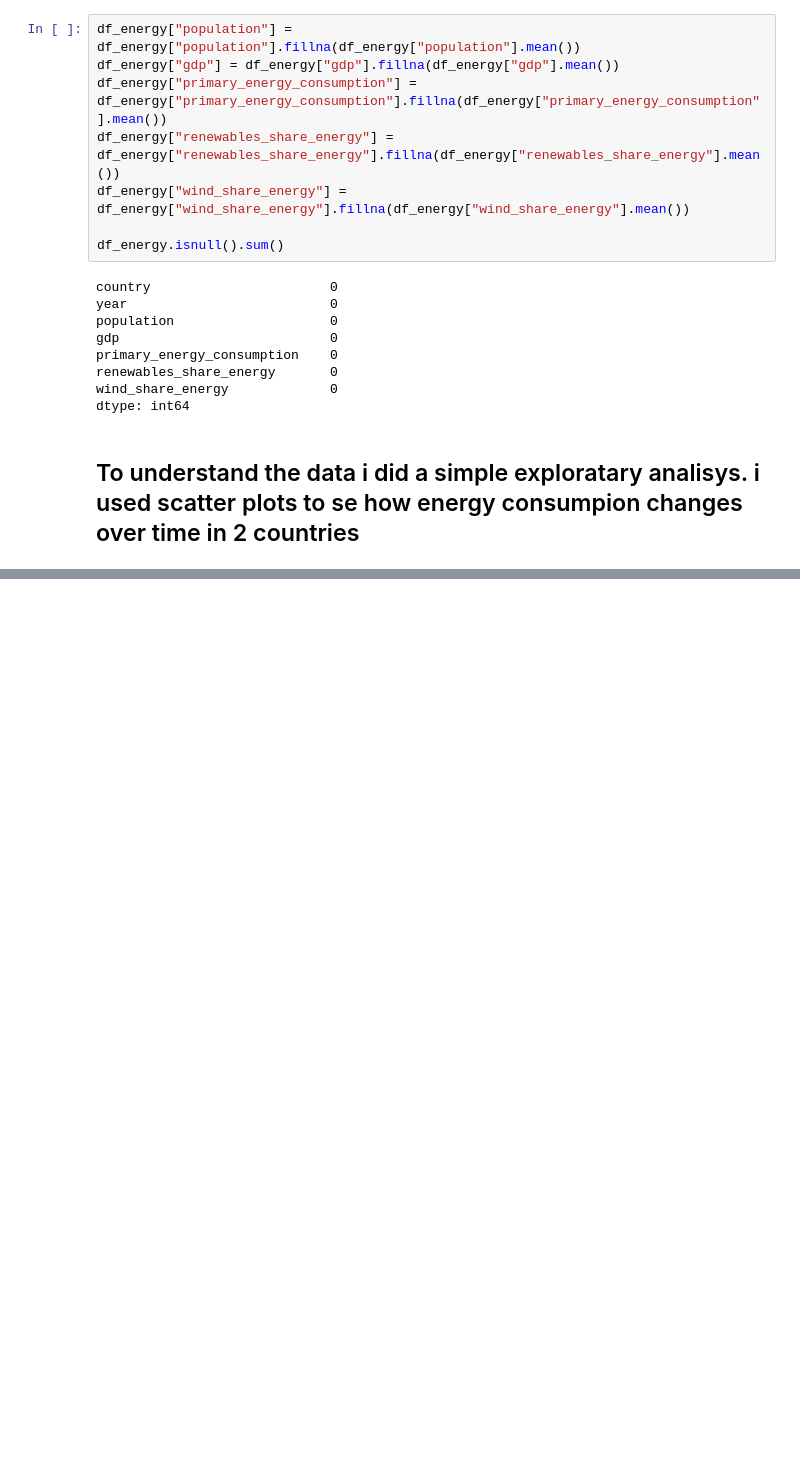
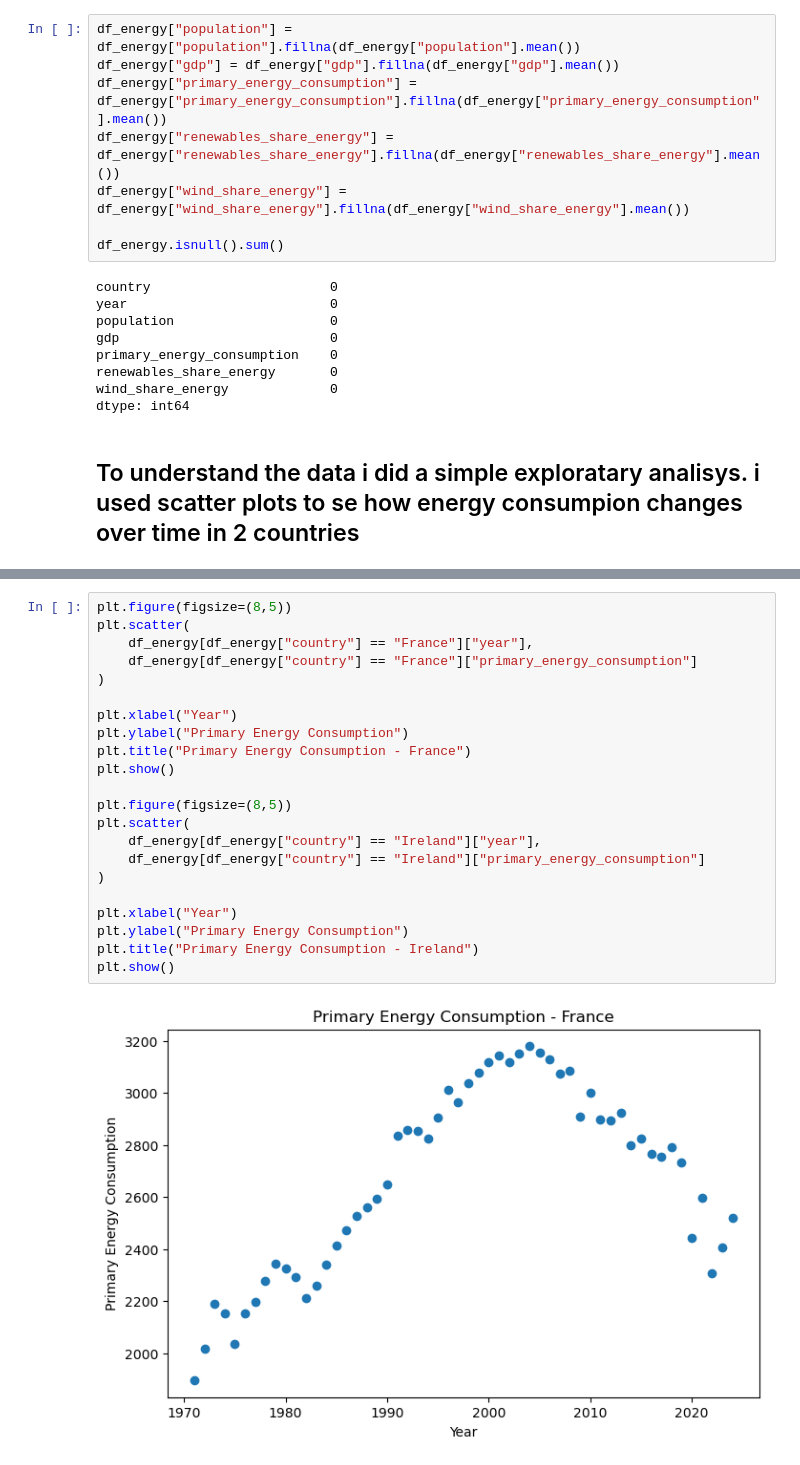
Before and after one commit to sba25225-ai/owid_energy_data, a Jupyter notebook: owid_energy.ipynb, the cells around one changed output, grey strips where cells are left out. Cells and saved outputs as stored; diff of their text form; blank space fills up the shorter version.

Commit message:
Update owid_energy.ipynb
separate energy consumption for each country

```diff
--- a/owid_energy.ipynb
+++ b/owid_energy.ipynb
@@ -174,0 +181,24 @@ plt.show(
+# %%
+plt.figure(figsize=(8,5))
+plt.scatter(
+    df_energy[df_energy["country"] == "France"]["year"],
+    df_energy[df_energy["country"] == "France"]["primary_energy_consumption"]
+)
+
+plt.xlabel("Year")
+plt.ylabel("Primary Energy Consumption")
+plt.title("Primary Energy Consumption - France")
+plt.show()
+
+plt.figure(figsize=(8,5))
+plt.scatter(
+    df_energy[df_energy["country"] == "Ireland"]["year"],
+    df_energy[df_energy["country"] == "Ireland"]["primary_energy_consumption"]
+)
+
+plt.xlabel("Year")
+plt.ylabel("Primary Energy Consumption")
+plt.title("Primary Energy Consumption - Ireland")
+plt.show()
+# %% [output]
+[figure, added]
```
Also changed, not shown: parts of 4 cells of this notebook.
